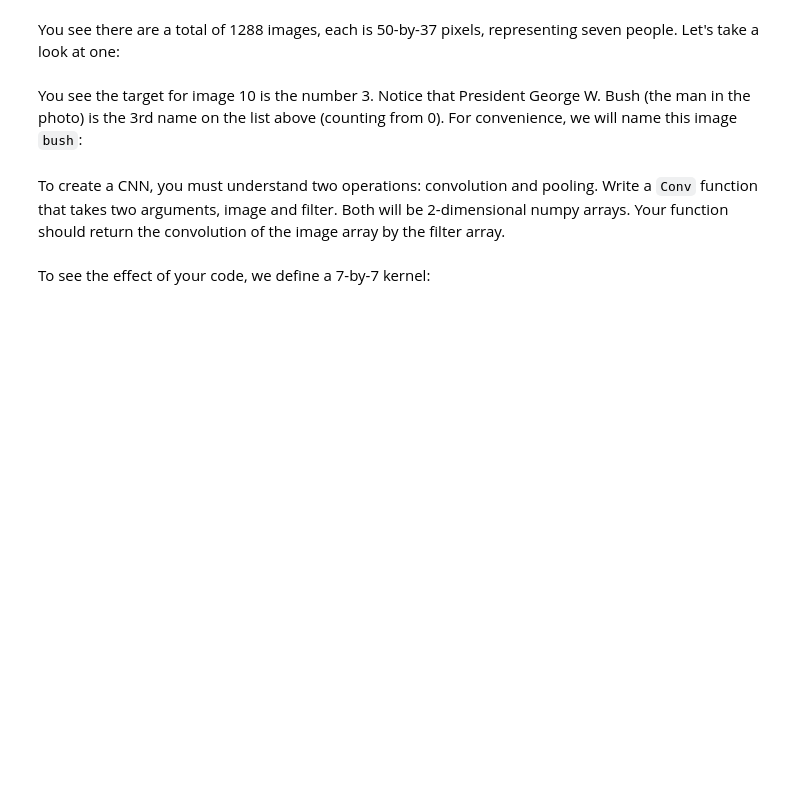
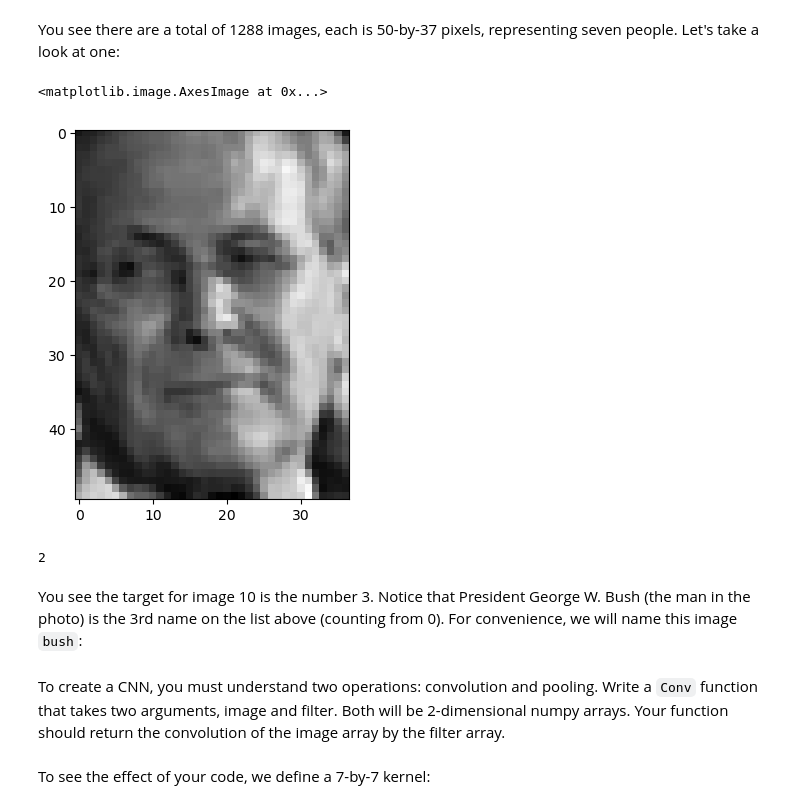
Before and after one commit to chrjohnson26/CS158, a Jupyter notebook: src/homework20.ipynb, the cells around one changed output. Saved outputs shown, nothing was run; the diff lists cells and outputs as text; code cells hidden in the pictures; blank space fills up the shorter version.

```diff
--- a/src/homework20.ipynb
+++ b/src/homework20.ipynb
@@ -21,9 +30,14 @@ faces.shape
 # %% [markdown]
 You see there are a total of 1288 images, each is 50-by-37 pixels, representing seven people. Let's take a look at one:
 # %%
-plt.imshow(faces[10],cmap='gray')
+plt.imshow(faces[11],cmap='gray')
+# %% [output]
+<matplotlib.image.AxesImage at 0x...>
+[figure, added]
 # %%
-target[10]
+target[11]
+# %% [output]
+2
 # %% [markdown]
 You see the target for image 10 is the number 3. Notice that President George W. Bush (the man in the photo) is the 3rd name on the list above (counting from 0). For convenience, we will name this image `bush`:
 # %%
```
Also changed, not shown: parts of 11 cells of this notebook, 2 other files.
